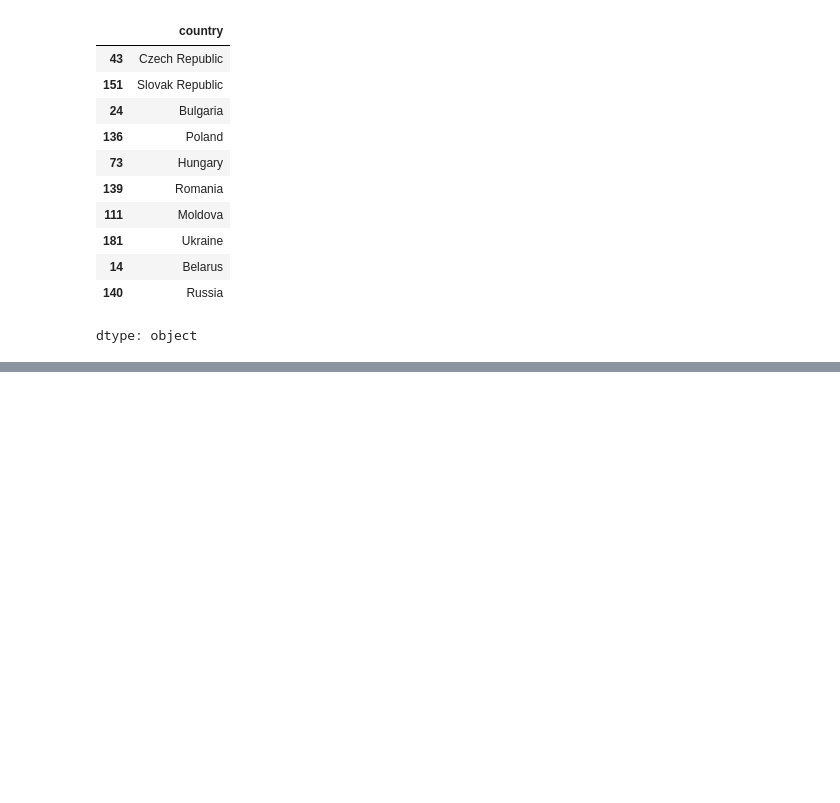
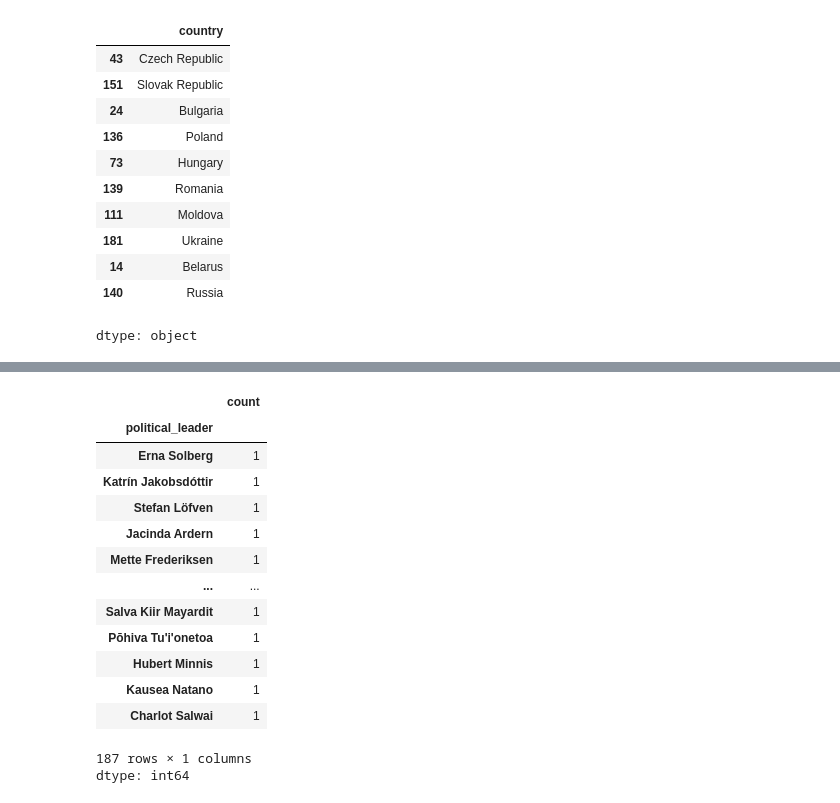
Before and after one commit to pranshulab/Data_science_journey, a Jupyter notebook: Pandas/Countries_DataExtractioin_Project.ipynb, the cells around one changed output, grey strips where cells are left out. Saved outputs shown, nothing was run; the diff lists cells and outputs as text; code cells hidden in the pictures; blank space fills up the shorter version.

```diff
--- a/Pandas/Countries_DataExtractioin_Project.ipynb
+++ b/Pandas/Countries_DataExtractioin_Project.ipynb
@@ -168,0 +169,18 @@ df[df['population'] == df['population'].nlargest(2).iloc[1]]
+# %%
+df['political_leader'].value_counts()
+# %% [output]
+|  | count |
+| political_leader |  |
+| Erna Solberg | 1 |
+| Katrín Jakobsdóttir | 1 |
+| Stefan Löfven | 1 |
+| Jacinda Ardern | 1 |
+| Mette Frederiksen | 1 |
+| ... | ... |
+| Salva Kiir Mayardit | 1 |
+| Pōhiva Tu'i'onetoa | 1 |
+| Hubert Minnis | 1 |
+| Kausea Natano | 1 |
+| Charlot Salwai | 1 |
+187 rows × 1 columns
+dtype: int64
```
Also changed, not shown: parts of 6 cells of this notebook.
